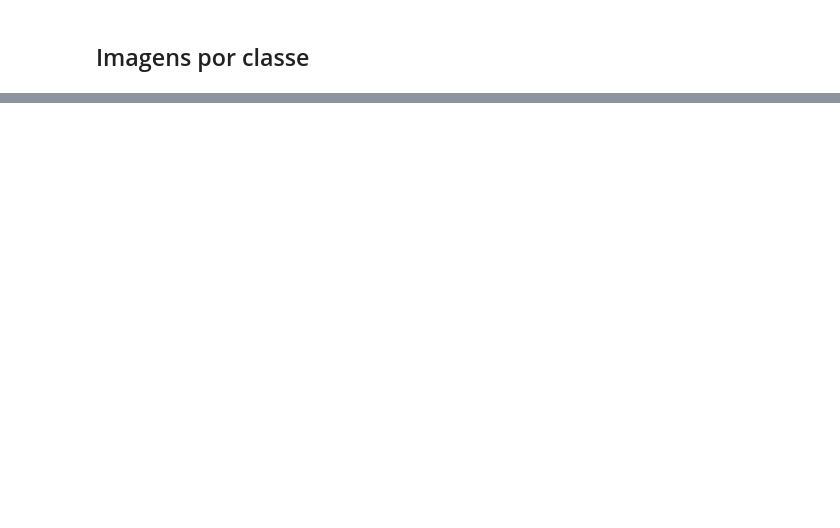
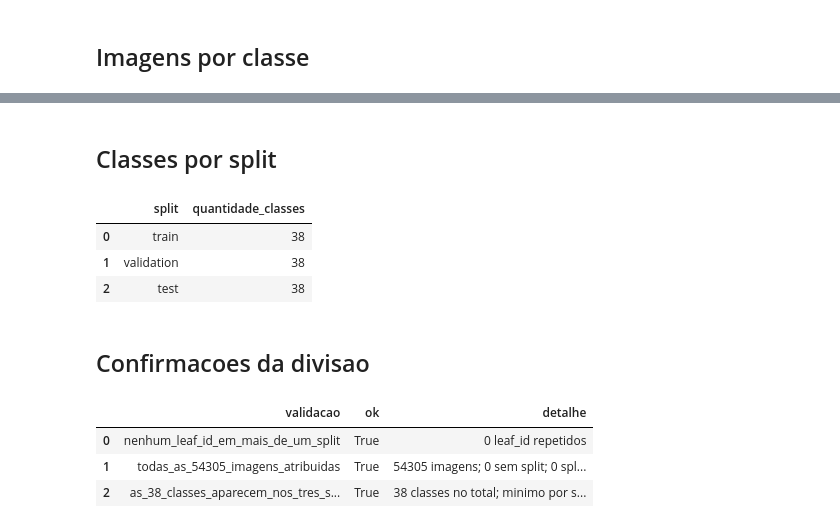
Before and after one commit to murilodc/plant-disease-classification, a Jupyter notebook: notebooks/01_exploracao_plantvillage.ipynb, the cells around one changed output, grey strips where cells are left out. Saved outputs shown, nothing was run; the diff lists cells and outputs as text; code cells hidden in the pictures; blank space fills up the shorter version.

```diff
--- a/notebooks/01_exploracao_plantvillage.ipynb
+++ b/notebooks/01_exploracao_plantvillage.ipynb
@@ -198,0 +401,18 @@ print("Arquivo existe:", csv_path.exists())
+# %% [markdown]
+## Classes por split
+# %%
+validacoes_split["classes_por_split"]
+# %% [output]
+|  | split | quantidade_classes |
+| 0 | train | 38 |
+| 1 | validation | 38 |
+| 2 | test | 38 |
+# %% [markdown]
+## Confirmacoes da divisao
+# %%
+validacoes_split["validacoes"]
+# %% [output]
+|  | validacao | ok | detalhe |
+| 0 | nenhum_leaf_id_em_mais_de_um_split | True | 0 leaf_id repetidos |
+| 1 | todas_as_54305_imagens_atribuidas | True | 54305 imagens; 0 sem split; 0 spl... |
+| 2 | as_38_classes_aparecem_nos_tres_s... | True | 38 classes no total; minimo por s... |
```
Also changed, not shown: parts of 27 cells of this notebook, 1 other file.
